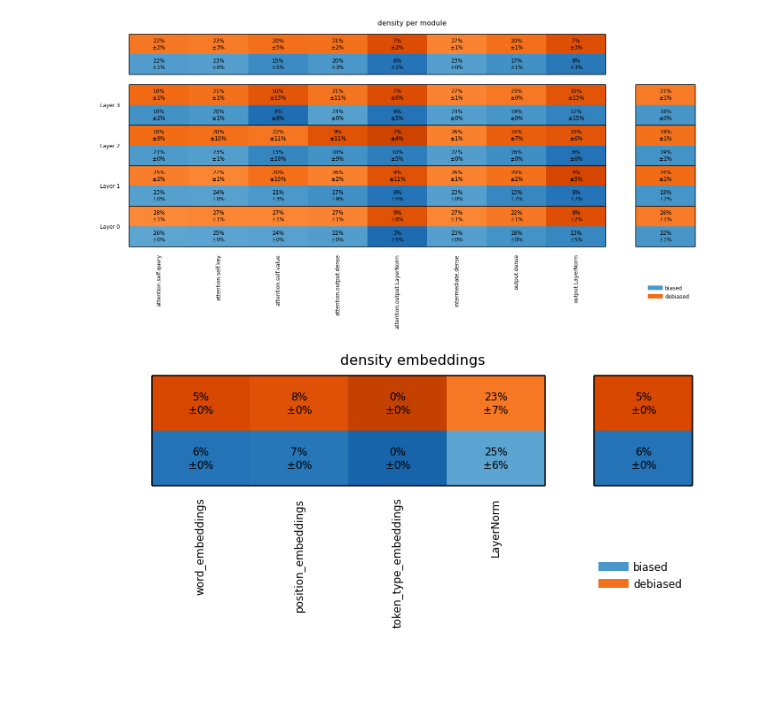
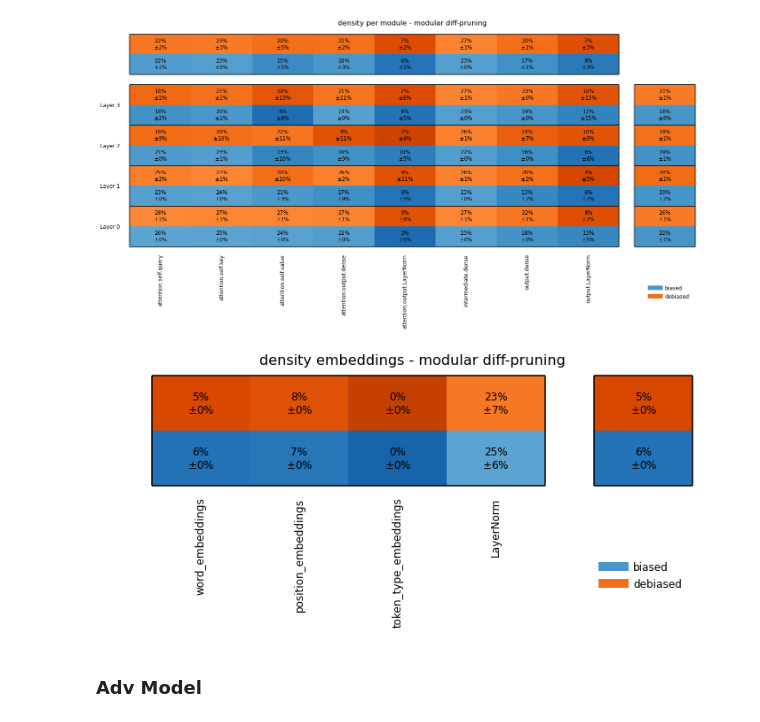
Before and after one commit to sirluk/sparse_transformers, a Jupyter notebook: analysis/analyze_sparsity.ipynb, the cells around one changed output. Drawn from its saved outputs; the diff is of its cells as text; code cells hidden in the pictures; blank space fills up the shorter version.

```diff
--- a/analysis/analyze_sparsity.ipynb
+++ b/analysis/analyze_sparsity.ipynb
@@ -13,3 +14,5 @@ from src.models.model_diff_modular_legacy import ModularDiffModel
+# %%
+output_folder = "charts"
 # %%
 folder = "/share/home/lukash/checkpoints_bert_L4/seed{}"
 experiment_name_seed0 = "bert_uncased_L-4_H-256_A-4-fixmask0.1-modular.pt"
@@ -142,7 +145,7 @@ for i in range(n_modules):
     for y, v, e in zip(y_centers_adj[-2:], m_averages.flatten(), m_error_margins.flatten()):
         plt.text(x, y, "{:.0%}\n$\pm${:.0%}".format(v, e), ha='center', va='center', color=text_color, fontsize=text_fontsize)
 
-spacing = width / 2
+spacing = width / 4
 plt.barh(y_centers, spacing, left=1, height=0.5, color="w")
 
 start = 1 + spacing
@@ -152,36 +155,36 @@ for i, v in enumerate(averages[1:].flatten()):
     color.append(colors[int(not i%2==0)](color_fn(v)))
 plt.barh(y_centers, width, left=start, height=0.5, color=color)
 x = start + width / 2
 for y, v, e in zip(y_centers, averages.flatten(), error_margins.flatten()):
     plt.text(x, y, "{:.0%}\n$\pm${:.0%}".format(v, e), ha='center', va='center', color=text_color, fontsize=text_fontsize)
 
 for pos in hline_positions:
     plt.hlines(pos, 0, 1, colors="black")
     plt.hlines(pos, 1+spacing, 1+spacing+width, colors="black")
 plt.hlines(pos+0.25, 0, 1, colors="black")
 plt.hlines(pos+1.25, 0, 1, colors="black")
 for x in [0,1,1+spacing,1+spacing+width]:
     plt.vlines(x, y_centers[0]-0.25, y_centers[-1]+0.25, colors="black")
 for x in [0,1]:
     plt.vlines(x, y_centers_adj[-2]-0.25, y_centers_adj[-1]+0.25, colors="black")
 plt.xticks(xtick_positions, labels=module_names, rotation=90, fontsize=text_fontsize)
 plt.yticks(ytick_positions, labels=labels, fontsize=text_fontsize)
-plt.title("density per module", fontsize=title_fontsize, y=.98)
+plt.title("density per module - modular diff-pruning", fontsize=title_fontsize, y=.98)
 sns.despine(left=True, bottom=True, right=True)
 plt.tick_params(axis="x", bottom=False, pad=-10)
 plt.tick_params(axis="y", left=False, pad=-50)
 
 custom_lines = [
     Line2D([0], [0], color=colors[0](0.6), lw=10),
     Line2D([0], [0], color=colors[1](0.6), lw=10)
 ]
 plt.legend(custom_lines, ["biased", "debiased"], bbox_to_anchor=(0.95, -0.1), frameon=False, fontsize=text_fontsize)
 
 plt.tight_layout()
-plt.savefig("density_per_module.png")
+plt.savefig(os.path.join(output_folder, "density_per_module_modular.png"))
 plt.show()
 # %% [output]
-[figure, old version]
+[figure, new version]
 # %%
 emb_dict = {k:v for k,v in model_dict.items() if k[:10]=="embeddings"}
 n_modules = len(emb_dict)
@@ -214,7 +217,7 @@ for x in [width, 1+width, 1+width*1.5, 1+width*2.5]:
 
 plt.xticks(starts + width/2, labels=module_names, rotation=90, fontsize=text_fontsize)
 plt.yticks([])
-plt.title("density embeddings", fontsize=title_fontsize)
+plt.title("density embeddings - modular diff-pruning", fontsize=title_fontsize)
 sns.despine(left=True, bottom=True, right=True)
 plt.tick_params(axis="x", bottom=False, pad=3)
 
@@ -225,7 +228,9 @@ custom_lines = [
 plt.legend(custom_lines, ["biased", "debiased"], bbox_to_anchor=(.95, -0.5), frameon=False, fontsize=text_fontsize)
 
 plt.tight_layout()
-plt.savefig("density_embedding.png")
+plt.savefig(os.path.join(output_folder, "density_embedding_modular.png"))
 plt.show()
 # %% [output]
-[figure, old version]
+[figure, new version]
+# %% [markdown]
+### Adv Model
```
Also changed, not shown: parts of 7 cells of this notebook.
